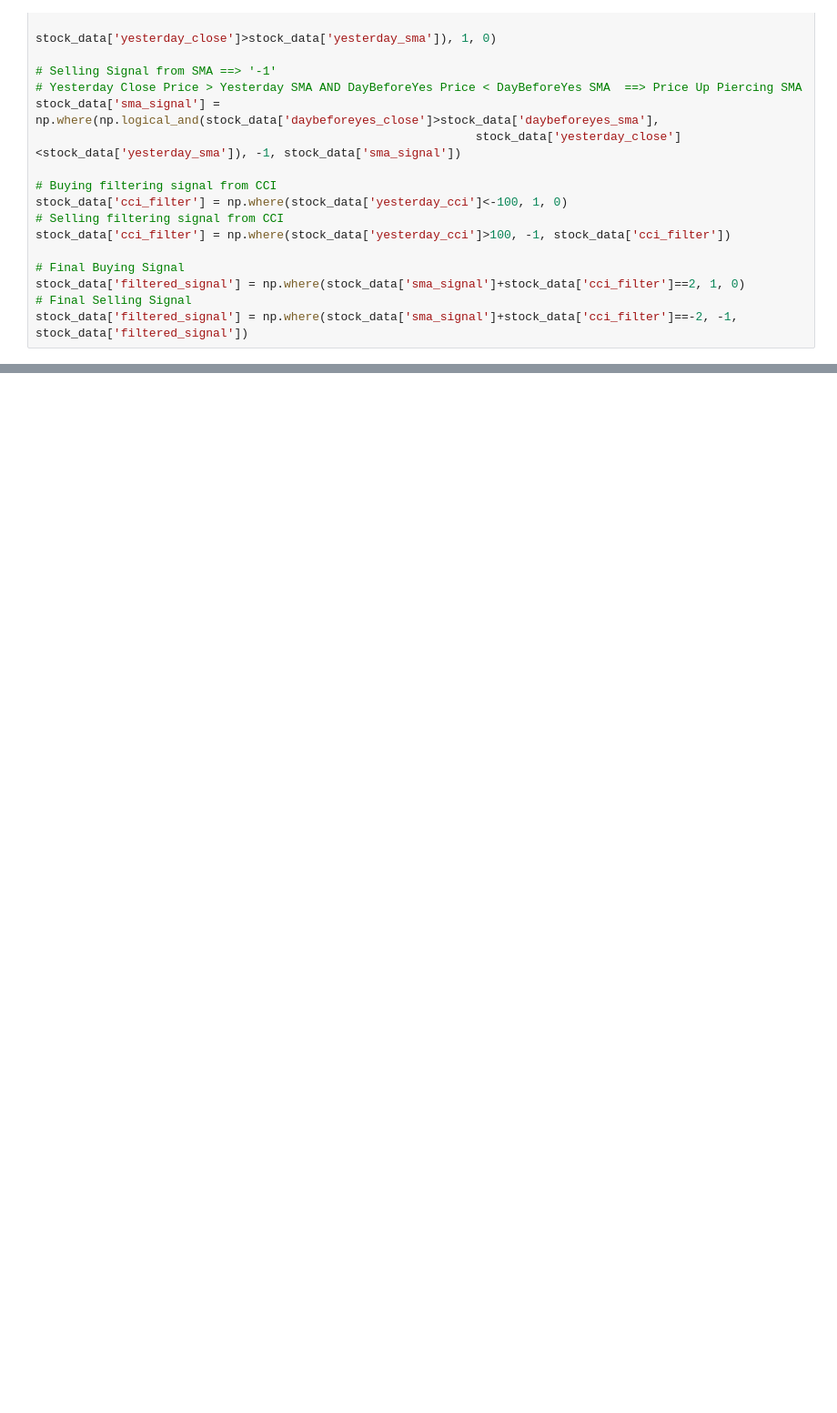
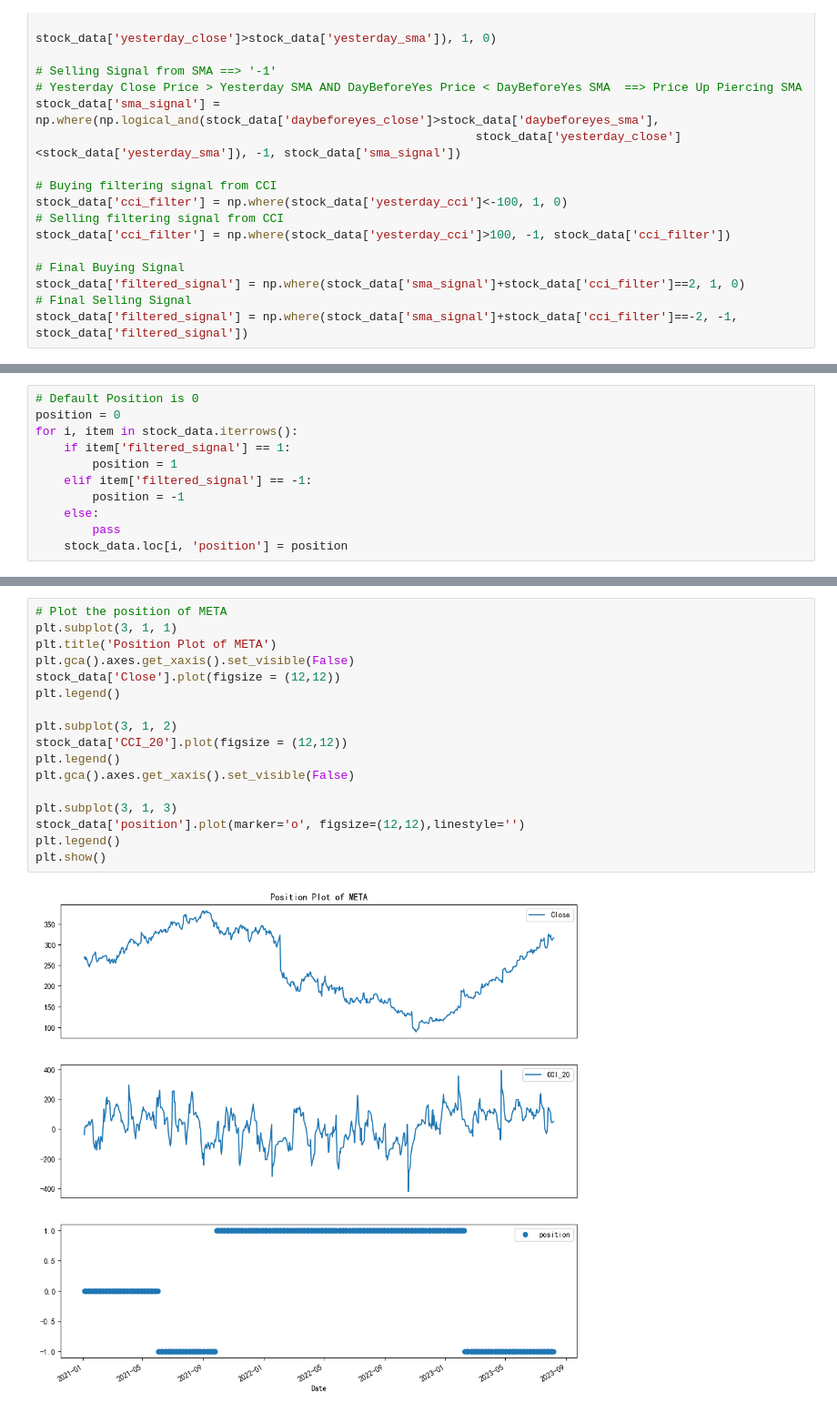
Before and after one commit to charliehou1920/Trading_Strategies_Hub, a Jupyter notebook: SMA+CCI.ipynb, the cells around one changed output, grey strips where cells are left out. Shown at 91% size. Saved outputs shown, nothing was run; the diff lists cells and outputs as text; blank space fills up the shorter version.

```diff
--- a/SMA+CCI.ipynb
+++ b/SMA+CCI.ipynb
@@ -138,0 +142,11 @@ plt.show()
+# %%
+# Default Position is 0
+position = 0
+for i, item in stock_data.iterrows():
+    if item['filtered_signal'] == 1:
+        position = 1
+    elif item['filtered_signal'] == -1:
+        position = -1
+    else:
+        pass
+    stock_data.loc[i, 'position'] = position
@@ -138,0 +167,19 @@ plt.show()
+# %%
+# Plot the position of META
+plt.subplot(3, 1, 1)
+plt.title('Position Plot of META')
+plt.gca().axes.get_xaxis().set_visible(False)
+stock_data['Close'].plot(figsize = (12,12))
+plt.legend()
+
+plt.subplot(3, 1, 2)
+stock_data['CCI_20'].plot(figsize = (12,12))
+plt.legend()
+plt.gca().axes.get_xaxis().set_visible(False)
+
+plt.subplot(3, 1, 3)
+stock_data['position'].plot(marker='o', figsize=(12,12),linestyle='')
+plt.legend()
+plt.show()
+# %% [output]
+[figure, added]
```
Also changed, not shown: parts of 10 cells of this notebook.
